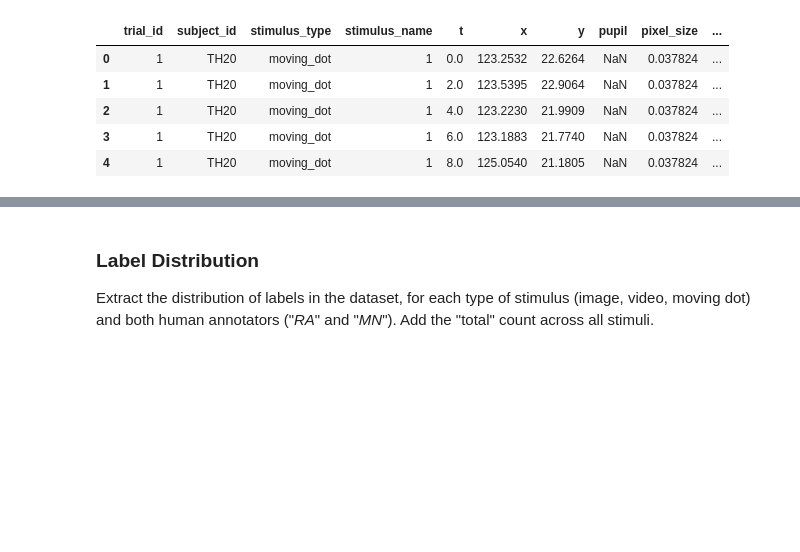
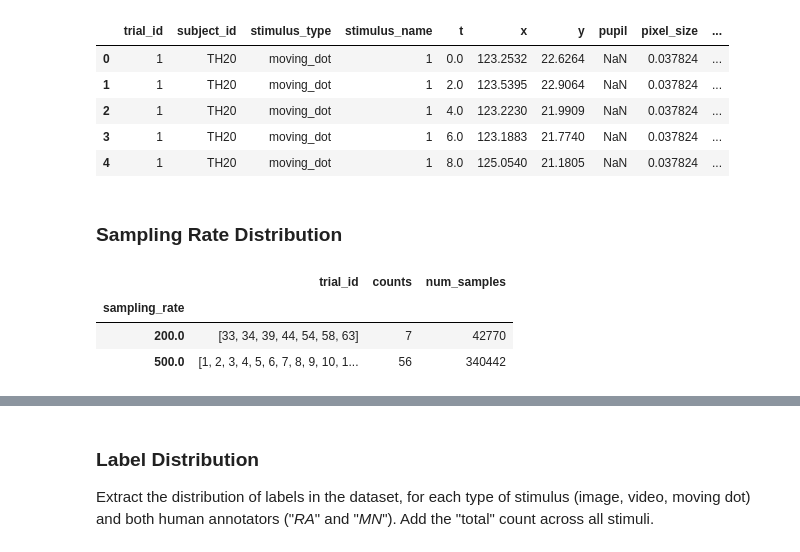
Before and after one commit to huji-hcnl/pEYES, a Jupyter notebook: analysis/_article/lund_2013_rater_analysis/label_distribution.ipynb, the cells around one changed output, grey strips where cells are left out. Saved outputs shown, nothing was run; the diff lists cells and outputs as text; code cells hidden in the pictures; blank space fills up the shorter version.

```diff
--- a/analysis/_article/lund_2013_rater_analysis/label_distribution.ipynb
+++ b/analysis/_article/lund_2013_rater_analysis/label_distribution.ipynb
@@ -19,3 +19,22 @@ dataset.head()
 | 2 | 1 | TH20 | moving_dot | 1 | 4.0 | 123.2230 | 21.9909 | NaN | 0.037824 | ... |
 | 3 | 1 | TH20 | moving_dot | 1 | 6.0 | 123.1883 | 21.7740 | NaN | 0.037824 | ... |
 | 4 | 1 | TH20 | moving_dot | 1 | 8.0 | 125.0540 | 21.1805 | NaN | 0.037824 | ... |
+# %% [markdown]
+### Sampling Rate Distribution
+# %%
+sampling_rates = dataset.groupby(peyes.constants.TRIAL_ID_STR)[peyes.constants.T].apply(
+    lambda sub: peyes._utils.event_utils.calculate_sampling_rate(sub.values)
+).rename(peyes.constants.SAMPLING_RATE_STR)
+sampling_rates = sampling_rates.reset_index().groupby(peyes.constants.SAMPLING_RATE_STR)[peyes.constants.TRIAL_ID_STR].apply(
+    lambda sub: sub.values
+).to_frame()
+sampling_rates['counts'] = sampling_rates[peyes.constants.TRIAL_ID_STR].apply(lambda arr: len(arr))
+sampling_rates['num_samples'] = sampling_rates[peyes.constants.TRIAL_ID_STR].apply(
+    lambda arr: dataset[np.isin(dataset[peyes.constants.TRIAL_ID_STR], arr)].groupby(peyes.constants.TRIAL_ID_STR).size().sum()
+)
+sampling_rates
+# %% [output]
+|  | trial_id | counts | num_samples |
+| sampling_rate |  |  |  |
+| 200.0 | [33, 34, 39, 44, 54, 58, 63] | 7 | 42770 |
+| 500.0 | [1, 2, 3, 4, 5, 6, 7, 8, 9, 10, 1... | 56 | 340442 |
```
Also changed, not shown: parts of 1 cell of this notebook.
